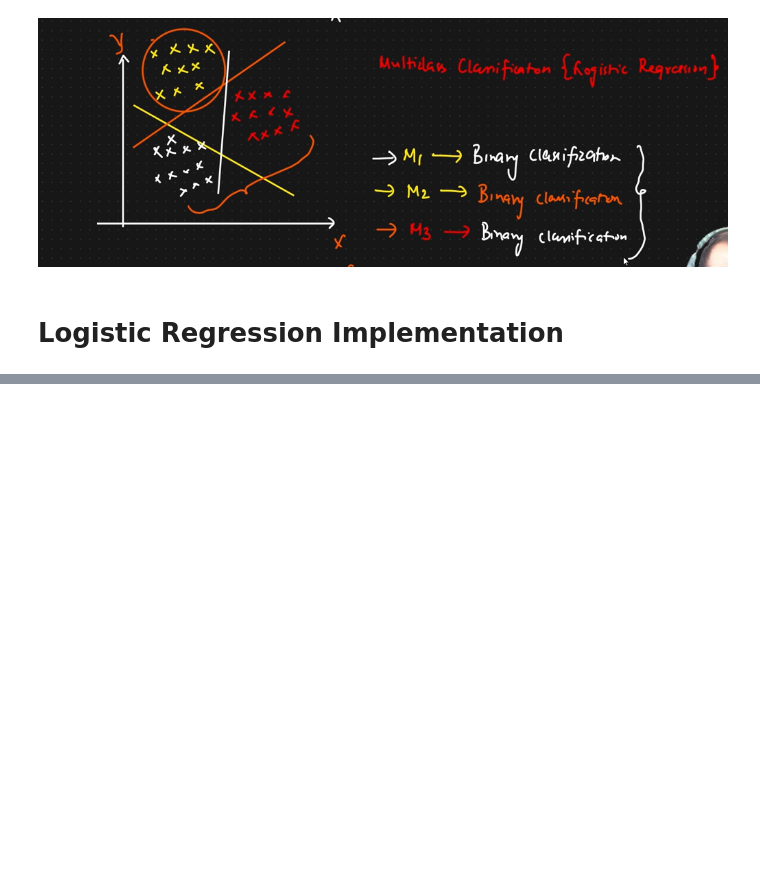
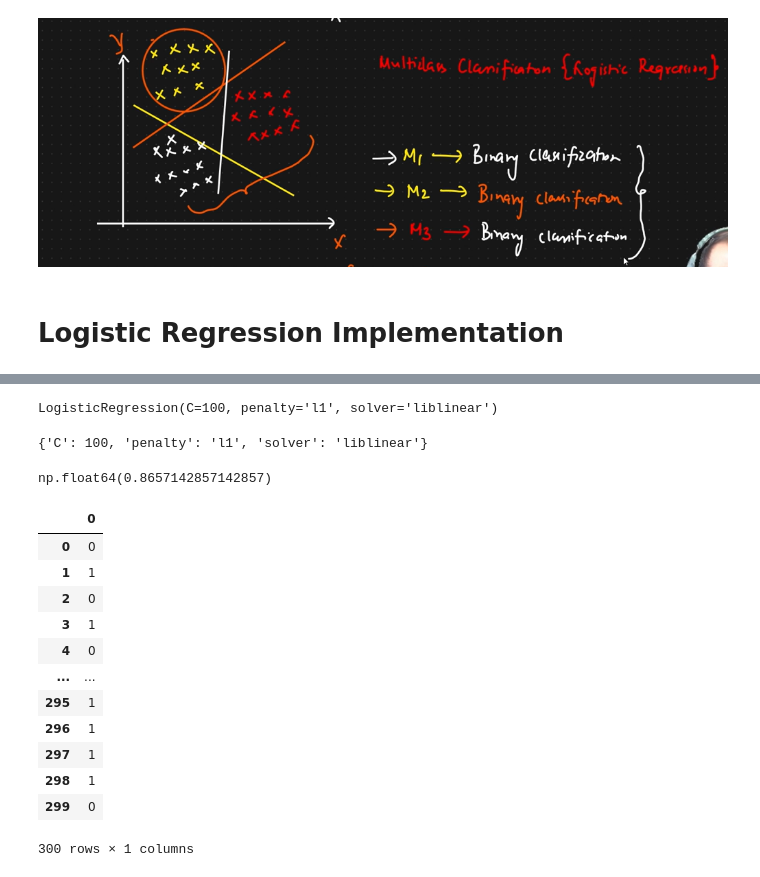
Before and after one commit to nomanabdullah04/MaChineLearning, a Jupyter notebook: LogisticRegressionAlgo.ipynb, the cells around one changed output, grey strips where cells are left out. Cells and saved outputs as stored; diff of their text form; code cells hidden in the pictures; blank space fills up the shorter version.

```diff
--- a/LogisticRegressionAlgo.ipynb
+++ b/LogisticRegressionAlgo.ipynb
@@ -284,0 +344,7 @@ from sklearn.datasets import make_classification
+# %%
+mode=LogisticRegression()
+penalty=['l1','l2','elasticnet']
+solver=['newton-cg','lbfgs','liblinear','sag','saga']
+c_values=[100,110,120,130,140]
+
+params=dict(penalty=penalty,solver=solver,C=c_values)
@@ -284,0 +357,8 @@ from sklearn.datasets import make_classification
+# %%
+from sklearn.model_selection import StratifiedKFold
+kfold=StratifiedKFold(n_splits=5,shuffle=True,random_state=42)
+# %%
+##GridSearchCV
+from sklearn.model_selection import GridSearchCV
+grid=GridSearchCV(estimator=mode,param_grid=params,cv=kfold,scoring='accuracy')
+grid.fit(x_train,y_train)
@@ -284,0 +390,30 @@ from sklearn.datasets import make_classification
+# %%
+grid.best_estimator_
+# %% [output]
+LogisticRegression(C=100, penalty='l1', solver='liblinear')
+# %%
+grid.best_params_
+# %% [output]
+{'C': 100, 'penalty': 'l1', 'solver': 'liblinear'}
+# %%
+grid.best_score_
+# %% [output]
+np.float64(0.8657142857142857)
+# %%
+y_pred=grid.predict(x_test)
+# %%
+pd.DataFrame(y_pred)
+# %% [output]
+|  | 0 |
+| 0 | 0 |
+| 1 | 1 |
+| 2 | 0 |
+| 3 | 1 |
+| 4 | 0 |
+| ... | ... |
+| 295 | 1 |
+| 296 | 1 |
+| 297 | 1 |
+| 298 | 1 |
+| 299 | 0 |
+300 rows × 1 columns
```
Also changed, not shown: parts of 12 cells of this notebook.
